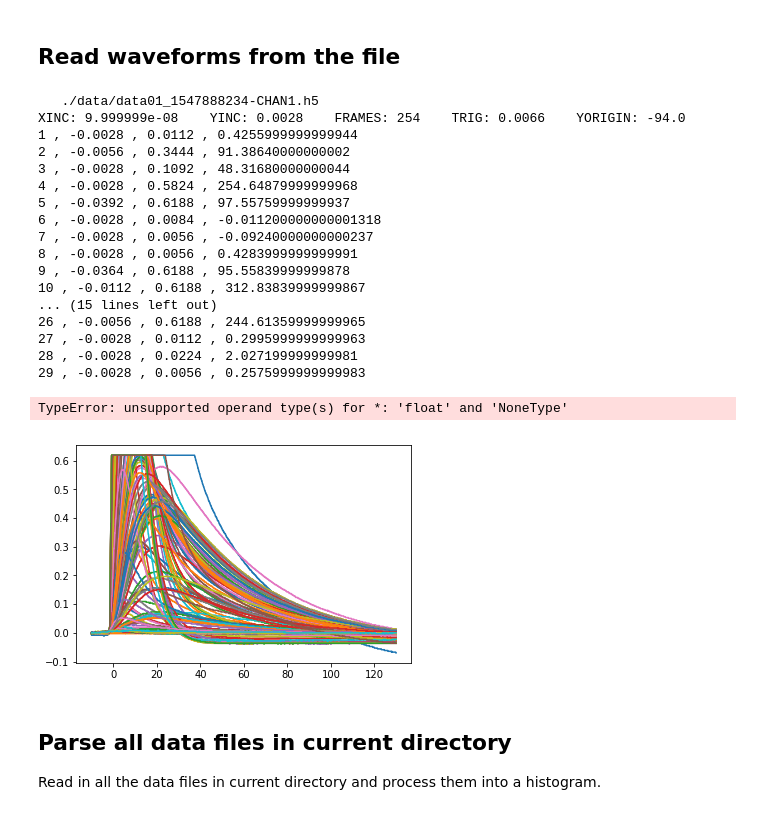
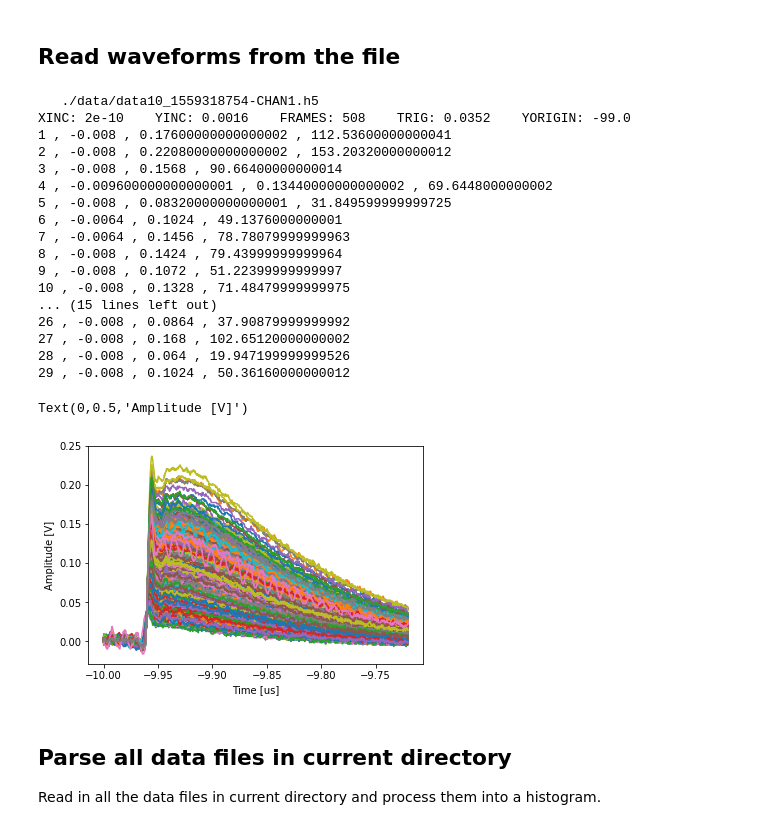
Before and after one commit to ODZ-UJF-AV-CR/osciloskop, a Jupyter notebook: osciloskop-hystogram.ipynb, the cells around one changed output. Drawn from its saved outputs; the diff is of its cells as text; code cells hidden in the pictures.

```diff
--- a/osciloskop-hystogram.ipynb
+++ b/osciloskop-hystogram.ipynb
@@ -20,7 +20,7 @@ import time
 import h5py
 import numpy as np
 
-for f in glob.iglob("./data/data01_*-CHAN1.h5"): # generator, search immediate subdirectories
+for f in glob.iglob("./data/data10_*-CHAN1.h5"): # generator, search immediate subdirectories
     print '  ', f
     break
 
@@ -37,51 +37,51 @@ with h5py.File(f,'r') as hf:
         np_data = np.array(hf.get('YINC')) * np_data    # to Volts
         np_time = range(0,1400)
         np_time *= np.array(hf.get('XINC'))
         np_time *= 1e6   # to microseconds
         np_time -= 10    # trigger time offset
 
         #print np_data
         maximum = 0
         minimum = 255
         suma = 0
         for i in range(1400):
             if np_data[i] > maximum:
                 maximum = np_data[i]
             if np_data[i] < minimum:
                 minimum = np_data[i]
             suma = suma + np_data[i]
 
 
         if n<30:
             print n,',', minimum,',', maximum,',', suma
 
         #if (np_data[170]-minimum < 0.001):
         #    plt.plot(np_time, np_data-minimum)
         #plt.plot(np_time, np_data-np_data[0])
         plt.plot(np_time, np_data)
 
 plt.xlabel('Time [us]')
 plt.ylabel('Amplitude [V]')
 # %% [output]
-   ./data/data01_1547888234-CHAN1.h5
-XINC: 9.999999e-08    YINC: 0.0028    FRAMES: 254    TRIG: 0.0066    YORIGIN: -94.0
-1 , -0.0028 , 0.0112 , 0.4255999999999944
-2 , -0.0056 , 0.3444 , 91.38640000000002
-3 , -0.0028 , 0.1092 , 48.31680000000044
-4 , -0.0028 , 0.5824 , 254.64879999999968
-5 , -0.0392 , 0.6188 , 97.55759999999937
-6 , -0.0028 , 0.0084 , -0.011200000000001318
-7 , -0.0028 , 0.0056 , -0.09240000000000237
-8 , -0.0028 , 0.0056 , 0.4283999999999991
-9 , -0.0364 , 0.6188 , 95.55839999999878
-10 , -0.0112 , 0.6188 , 312.83839999999867
+   ./data/data10_1559318754-CHAN1.h5
+XINC: 2e-10    YINC: 0.0016    FRAMES: 508    TRIG: 0.0352    YORIGIN: -99.0
+1 , -0.008 , 0.17600000000000002 , 112.53600000000041
+2 , -0.008 , 0.22080000000000002 , 153.20320000000012
+3 , -0.008 , 0.1568 , 90.66400000000014
+4 , -0.009600000000000001 , 0.13440000000000002 , 69.6448000000002
+5 , -0.008 , 0.08320000000000001 , 31.849599999999725
+6 , -0.0064 , 0.1024 , 49.1376000000001
+7 , -0.0064 , 0.1456 , 78.78079999999963
+8 , -0.008 , 0.1424 , 79.43999999999964
+9 , -0.008 , 0.1072 , 51.22399999999997
+10 , -0.008 , 0.1328 , 71.48479999999975
 ... (15 lines left out)
-26 , -0.0056 , 0.6188 , 244.61359999999965
-27 , -0.0028 , 0.0112 , 0.2995999999999963
-28 , -0.0028 , 0.0224 , 2.027199999999981
-29 , -0.0028 , 0.0056 , 0.2575999999999983
+26 , -0.008 , 0.0864 , 37.90879999999992
+27 , -0.008 , 0.168 , 102.65120000000002
+28 , -0.008 , 0.064 , 19.947199999999526
+29 , -0.008 , 0.1024 , 50.36160000000012
-TypeError: unsupported operand type(s) for *: 'float' and 'NoneType'
+Text(0,0.5,'Amplitude [V]')
-[figure, old version]
+[figure, new version]
 # %% [markdown]
 ## Parse all data files in current directory
 Read in all the data files in current directory and process them into a histogram.
```
Also changed, not shown: parts of 5 cells of this notebook, 3 other files.
